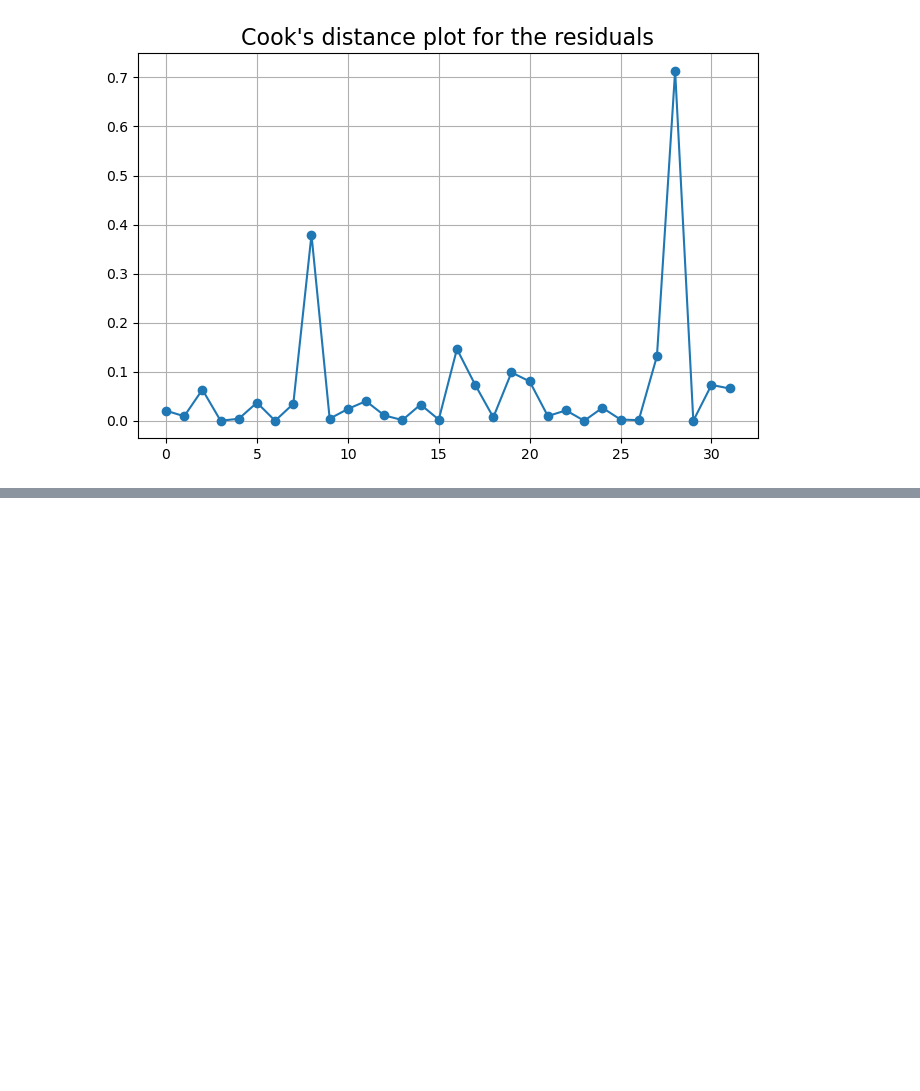
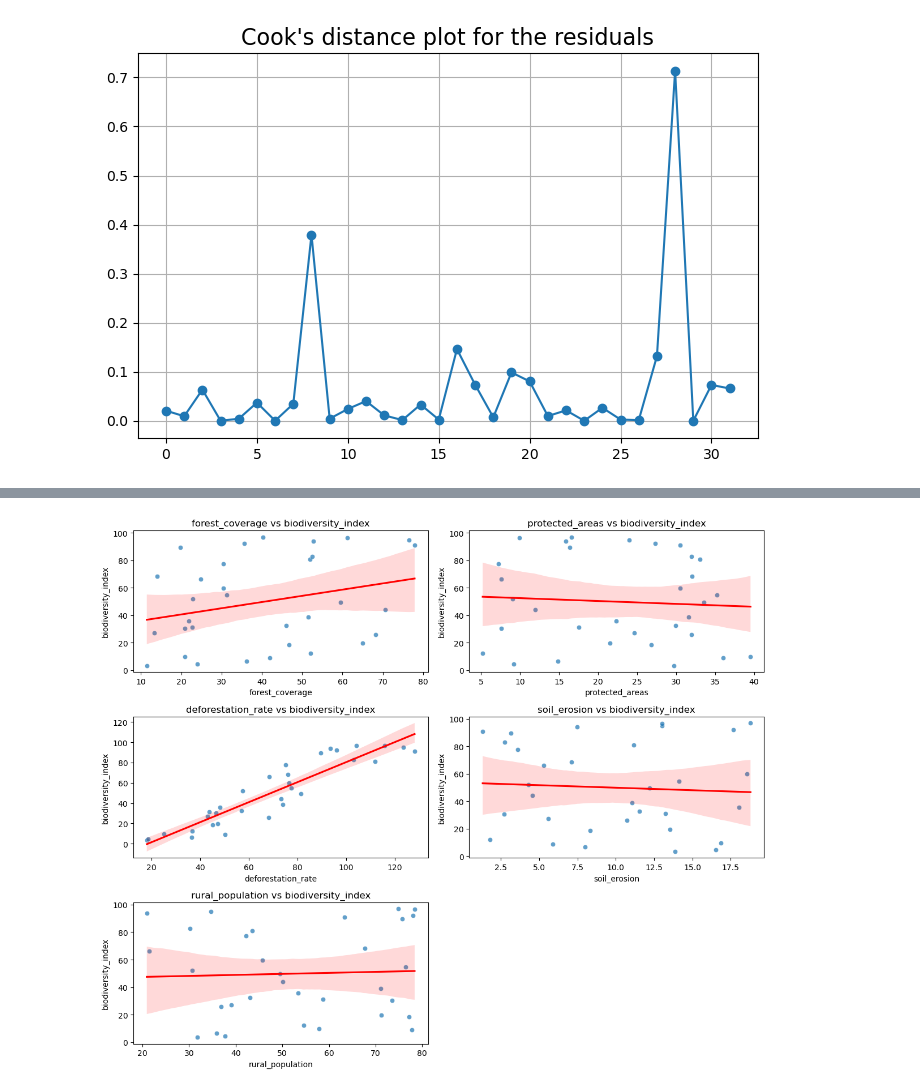
Before and after one commit to AnnCKaroki/alx_data_projects, a Jupyter notebook: data-science/Multiple_linear_regression.ipynb, the cells around one changed output, grey strips where cells are left out. Saved outputs shown, nothing was run; the diff lists cells and outputs as text; code cells hidden in the pictures; blank space fills up the shorter version.

```diff
--- a/data-science/Multiple_linear_regression.ipynb
+++ b/data-science/Multiple_linear_regression.ipynb
@@ -291,0 +520,25 @@ plt.show()
+# %%
+my_columns = ['forest_coverage',  'protected_areas',
+       'deforestation_rate', 'soil_erosion',
+        'rural_population']
+target_var = 'biodiversity_index' # Your dependent variable
+
+# 2. calculates how many rows are needed
+num_vars = len(my_columns)
+fig, axes = plt.subplots(nrows=(num_vars + 1) // 2, ncols=2, figsize=(12, num_vars * 2))
+axes = axes.flatten()
+
+# 3. The loop builds the plots
+for i, var in enumerate(my_columns):
+    sns.scatterplot(data=df, x=var, y=target_var, ax=axes[i], alpha=0.7)
+    sns.regplot(data=df, x=var, y=target_var, ax=axes[i], scatter=False, color='red')
+    axes[i].set_title(f'{var} vs {target_var}')
+
+# Clean up empty spaces in the grid
+for j in range(i + 1, len(axes)):
+    fig.delaxes(axes[j])
+
+plt.tight_layout()
+plt.show()
+# %% [output]
+[figure, added]
```
Also changed, not shown: parts of 30 cells of this notebook.
